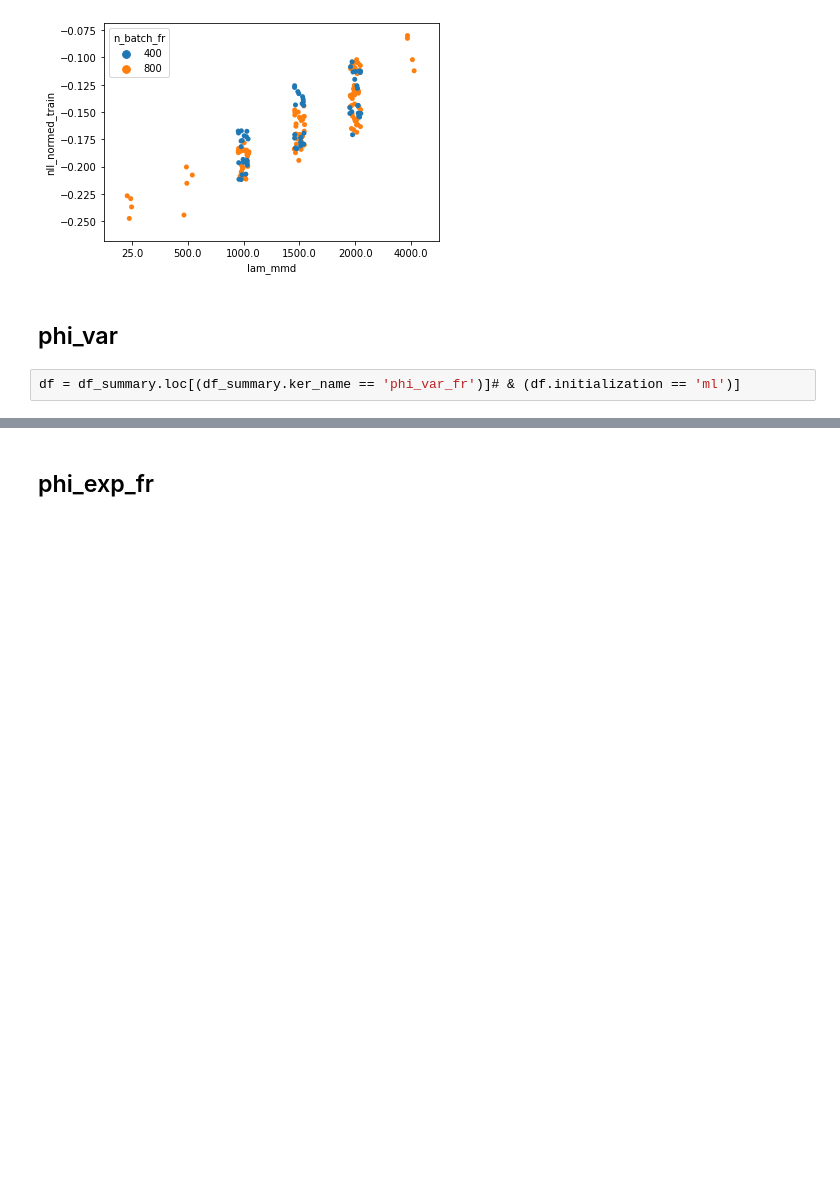
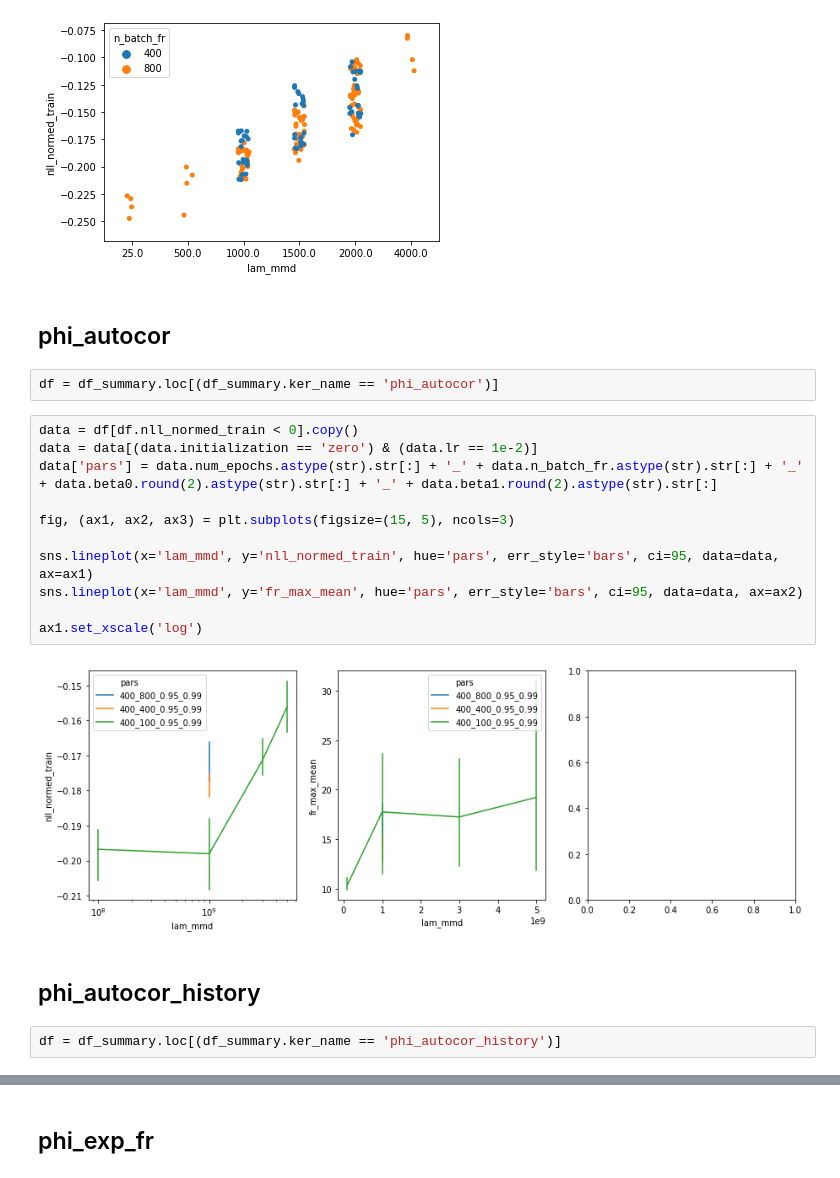
Before and after one commit to diegoarri91/mmd-glm, a Jupyter notebook: experiments/figure4/analysis.ipynb, the cells around one changed output, grey strips where cells are left out. Drawn from its saved outputs; the diff is of its cells as text; blank space fills up the shorter version.

```diff
--- a/experiments/figure4/analysis.ipynb
+++ b/experiments/figure4/analysis.ipynb
@@ -139,6 +124,23 @@ sns.stripplot(x='lam_mmd', y='nll_normed_train', hue='n_batch_fr', data=_data)#[
 <matplotlib.axes._subplots.AxesSubplot at 0x...>
 [figure]
 # %% [markdown]
-## phi_var
+## phi_autocor
 # %%
-df = df_summary.loc[(df_summary.ker_name == 'phi_var_fr')]# & (df.initialization == 'ml')]
+df = df_summary.loc[(df_summary.ker_name == 'phi_autocor')]
+# %%
+data = df[df.nll_normed_train < 0].copy()
+data = data[(data.initialization == 'zero') & (data.lr == 1e-2)]
+data['pars'] = data.num_epochs.astype(str).str[:] + '_' + data.n_batch_fr.astype(str).str[:] + '_' + data.beta0.round(2).astype(str).str[:] + '_' + data.beta1.round(2).astype(str).str[:]
+
+fig, (ax1, ax2, ax3) = plt.subplots(figsize=(15, 5), ncols=3)
+
+sns.lineplot(x='lam_mmd', y='nll_normed_train', hue='pars', err_style='bars', ci=95, data=data, ax=ax1)
+sns.lineplot(x='lam_mmd', y='fr_max_mean', hue='pars', err_style='bars', ci=95, data=data, ax=ax2)
+
+ax1.set_xscale('log')
+# %% [output]
+[figure, added]
+# %% [markdown]
+## phi_autocor_history
+# %%
+df = df_summary.loc[(df_summary.ker_name == 'phi_autocor_history')]
```
Also changed, not shown: parts of 21 cells of this notebook, 14 other files.
